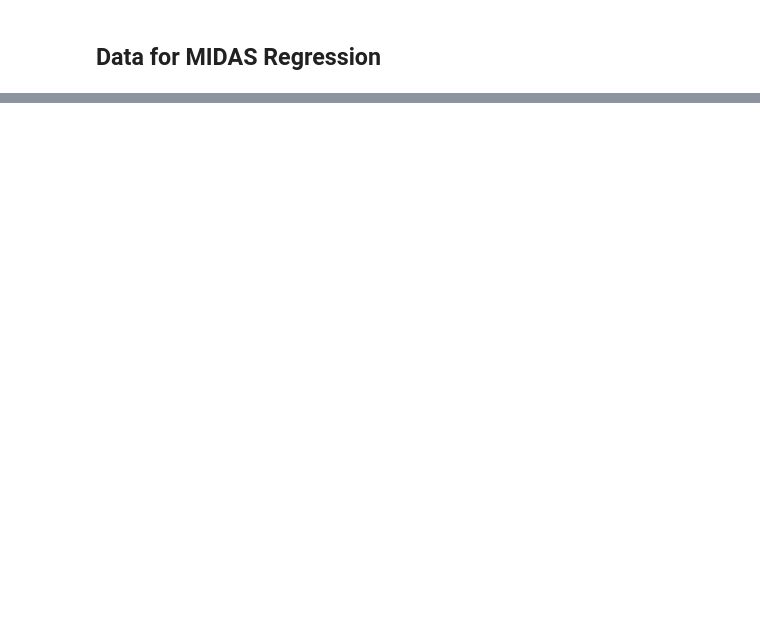
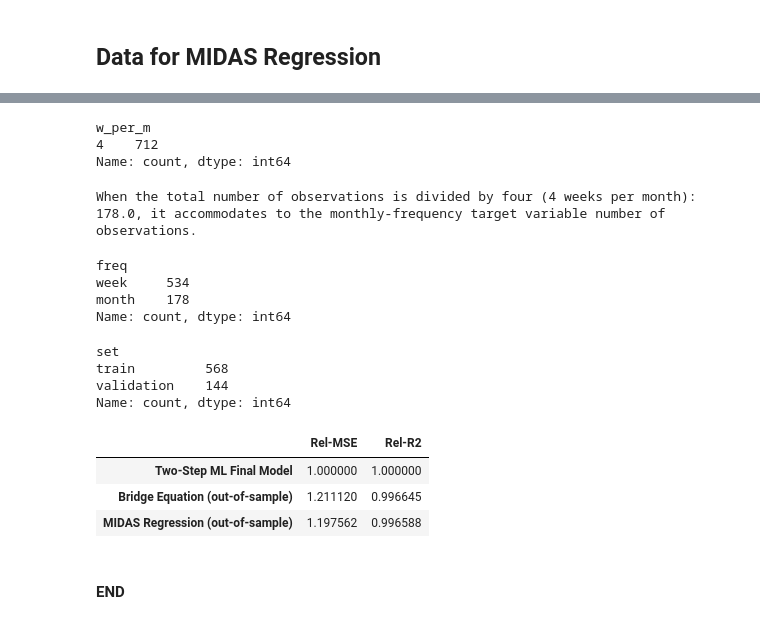
Before and after one commit to osmarbolivar/High-Freq-Inflation-Forecast-2SML, a Jupyter notebook: F3_Forecast.ipynb, the cells around one changed output, grey strips where cells are left out. Saved outputs shown, nothing was run; the diff lists cells and outputs as text; code cells hidden in the pictures; blank space fills up the shorter version.

```diff
--- a/F3_Forecast.ipynb
+++ b/F3_Forecast.ipynb
@@ -985 +1025,25 @@ midas_df = pd.concat([month_midas, week_midas], axis=0).sort_index(ascending=Tru
+# %%
+midas_df.value_counts('w_per_m')
+# %% [output]
+w_per_m
+4    712
+Name: count, dtype: int64
+# %%
+print(f'When the total number of observations is divided by four (4 weeks per month): {712/4}, it accommodates to the monthly-frequency target variable number of observations.')
+# %% [output]
+When the total number of observations is divided by four (4 weeks per month): 178.0, it accommodates to the monthly-frequency target variable number of observations.
+# %%
+midas_df.value_counts('freq')
+# %% [output]
+freq
+week     534
+month    178
+Name: count, dtype: int64
+# %%
+midas_df.value_counts('set')
+# %% [output]
+set
+train         568
+validation    144
+Name: count, dtype: int64
 # %%
@@ -986,0 +1051,11 @@ midas_df = pd.concat([month_midas, week_midas], axis=0).sort_index(ascending=Tru
+# %%
+tab_comparison.iloc[2, 0] = 0.172/mse_val_ridge
+tab_comparison.iloc[2, 1] = 0.981/r2_val_ridge
+tab_comparison
+# %% [output]
+|  | Rel-MSE | Rel-R2 |
+| Two-Step ML Final Model | 1.000000 | 1.000000 |
+| Bridge Equation (out-of-sample) | 1.211120 | 0.996645 |
+| MIDAS Regression (out-of-sample) | 1.197562 | 0.996588 |
+# %% [markdown]
+#### END
```
Also changed, not shown: parts of 14 cells of this notebook, 7 other files.
